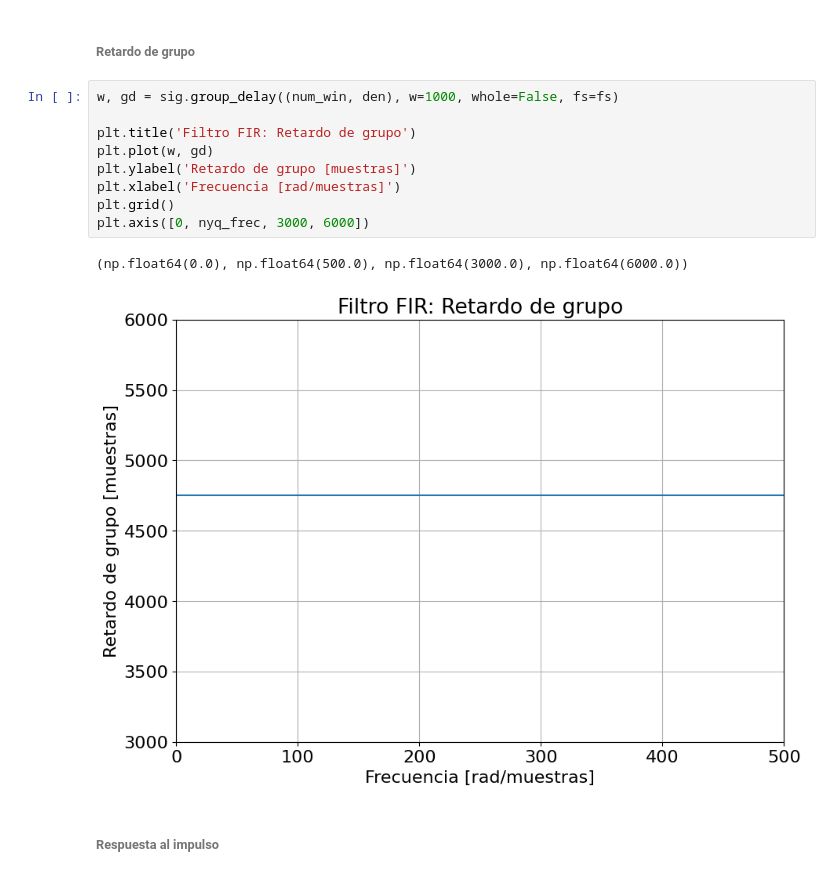
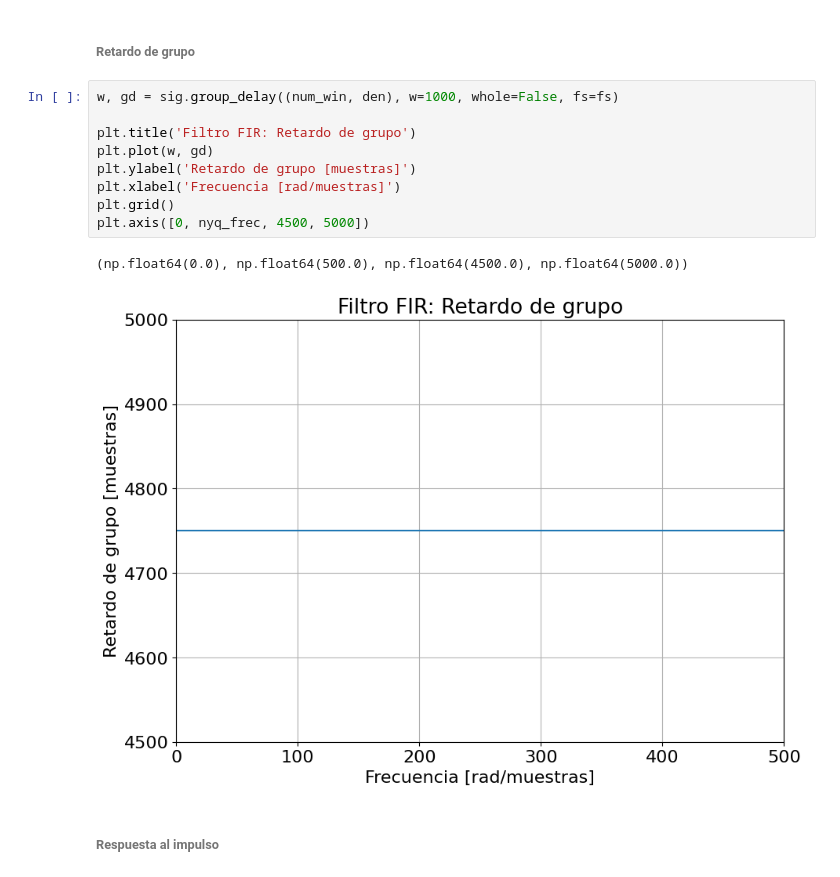
Before and after one commit to mdelen17/TC2, a Jupyter notebook: TS9/Filtros_Digitales.ipynb, the cells around one changed output. Drawn from its saved outputs; the diff is of its cells as text.

```diff
--- a/TS9/Filtros_Digitales.ipynb
+++ b/TS9/Filtros_Digitales.ipynb
@@ -229,15 +261,15 @@ plt.axis([0, nyq_frec, -2*np.pi, 2*np.pi ])
 # %%
 w, gd = sig.group_delay((num_win, den), w=1000, whole=False, fs=fs)
 
 plt.title('Filtro FIR: Retardo de grupo')
 plt.plot(w, gd)
 plt.ylabel('Retardo de grupo [muestras]')
 plt.xlabel('Frecuencia [rad/muestras]')
 plt.grid()
-plt.axis([0, nyq_frec, 3000, 6000])
+plt.axis([0, nyq_frec, 4500, 5000])
 # %% [output]
-(np.float64(0.0), np.float64(500.0), np.float64(3000.0), np.float64(6000.0))
+(np.float64(0.0), np.float64(500.0), np.float64(4500.0), np.float64(5000.0))
-[figure, old version]
+[figure, new version]
 # %% [markdown]
 ###### Respuesta al impulso
 # %%
```
Also changed, not shown: parts of 14 cells of this notebook, 1 other file.
